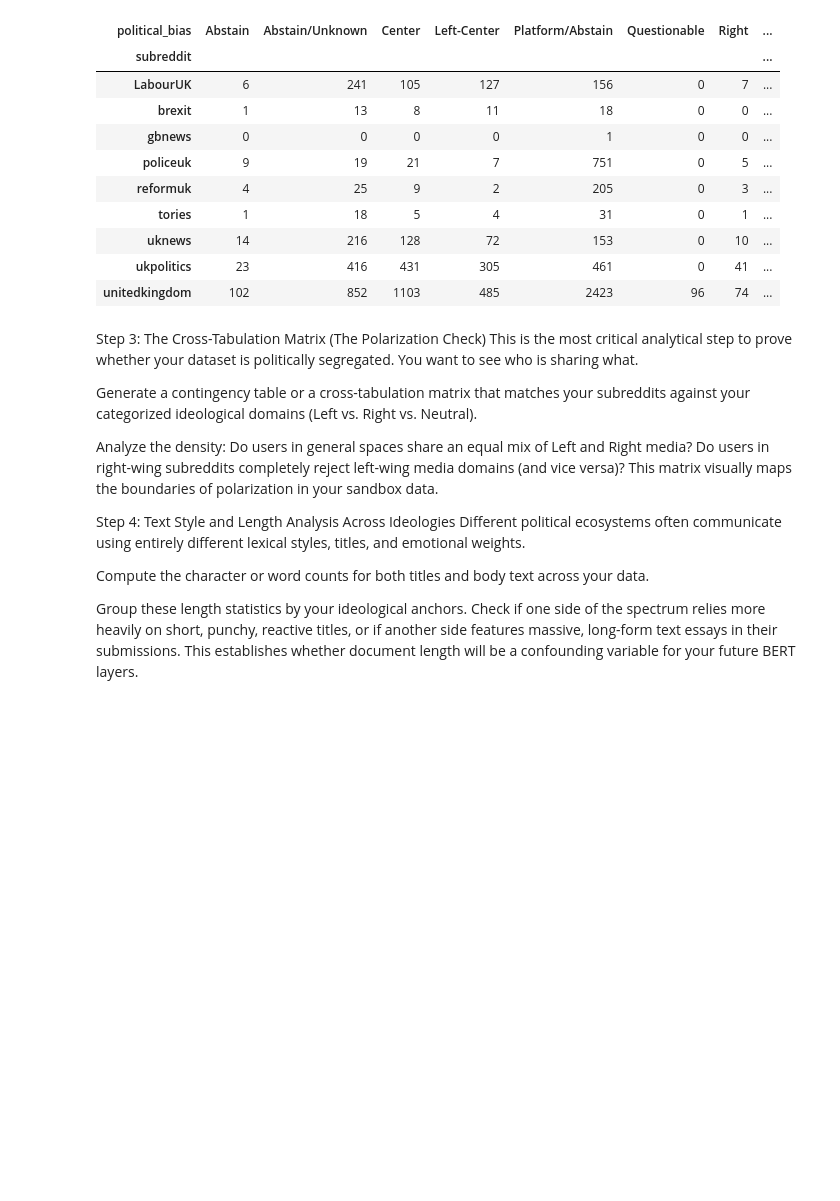
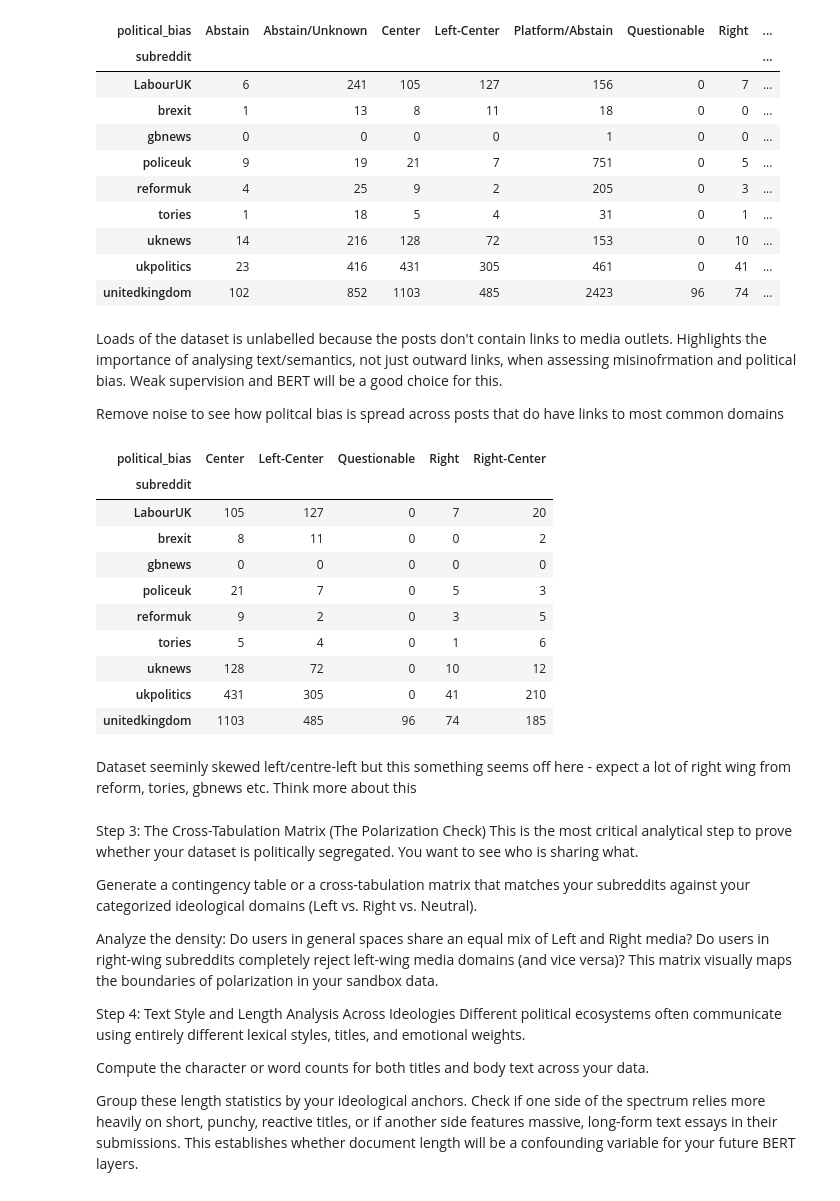
Before and after one commit to katechamberlain1/reddit-misinfo-virality, a Jupyter notebook: notebooks/01_uk_sandbox_EDA.ipynb, the cells around one changed output. Drawn from its saved outputs; the diff is of its cells as text; code cells hidden in the pictures; blank space fills up the shorter version.

```diff
--- a/notebooks/01_sandbox_EDA.ipynb
+++ b/notebooks/01_uk_sandbox_EDA.ipynb
@@ -340,7 +340,8 @@ sandbox_df['reporting_quality'] = sandbox_df['domains'].apply(lambda x: mbfc_map
 sandbox_df['credibility'] = sandbox_df['domains'].apply(lambda x: mbfc_mapping.get(x, {}).get('credibility', 'Abstain/Unknown'))
 
 # Crosstab subreddits with political bias
-pd.crosstab(sandbox_df['subreddit'], sandbox_df['political_bias'])
+polarisation_matrix = pd.crosstab(sandbox_df['subreddit'], sandbox_df['political_bias'])
+polarisation_matrix
 # %% [output]
 | political_bias | Abstain | Abstain/Unknown | Center | Left-Center | Platform/Abstain | Questionable | Right | ... |
 | subreddit |  |  |  |  |  |  |  | ... |
@@ -353,6 +354,31 @@ pd.crosstab(sandbox_df['subreddit'], sandbox_df['political_bias'])
 | uknews | 14 | 216 | 128 | 72 | 153 | 0 | 10 | ... |
 | ukpolitics | 23 | 416 | 431 | 305 | 461 | 0 | 41 | ... |
 | unitedkingdom | 102 | 852 | 1103 | 485 | 2423 | 96 | 74 | ... |
+# %% [markdown]
+Loads of the dataset is unlabelled because the posts don't contain links to media outlets. Highlights the importance of analysing text/semantics, not just outward links, when assessing misinofrmation and political bias. Weak supervision and BERT will be a good choice for this.
+
+Remove noise to see how politcal bias is spread across posts that do have links to most common domains
+# %%
+# Group all variation abstain columns together
+noise_columns = ['Abstain', 'Abstain/Unknown', 'Platform/Abstain', 'Unfiltered/Abstain']
+
+# Drop them to isolate the core political news distribution
+clear_signal_matrix = polarisation_matrix.drop(columns=noise_columns, errors='ignore')
+clear_signal_matrix
+# %% [output]
+| political_bias | Center | Left-Center | Questionable | Right | Right-Center |
+| subreddit |  |  |  |  |  |
+| LabourUK | 105 | 127 | 0 | 7 | 20 |
+| brexit | 8 | 11 | 0 | 0 | 2 |
+| gbnews | 0 | 0 | 0 | 0 | 0 |
+| policeuk | 21 | 7 | 0 | 5 | 3 |
+| reformuk | 9 | 2 | 0 | 3 | 5 |
+| tories | 5 | 4 | 0 | 1 | 6 |
+| uknews | 128 | 72 | 0 | 10 | 12 |
+| ukpolitics | 431 | 305 | 0 | 41 | 210 |
+| unitedkingdom | 1103 | 485 | 96 | 74 | 185 |
+# %% [markdown]
+Dataset seeminly skewed left/centre-left but this something seems off here - expect a lot of right wing from reform, tories, gbnews etc. Think more about this
 # %% [markdown]
 Step 3: The Cross-Tabulation Matrix (The Polarization Check)
 This is the most critical analytical step to prove whether your dataset is politically segregated. You want to see who is sharing what.
```
Also changed, not shown: 2 other files.
